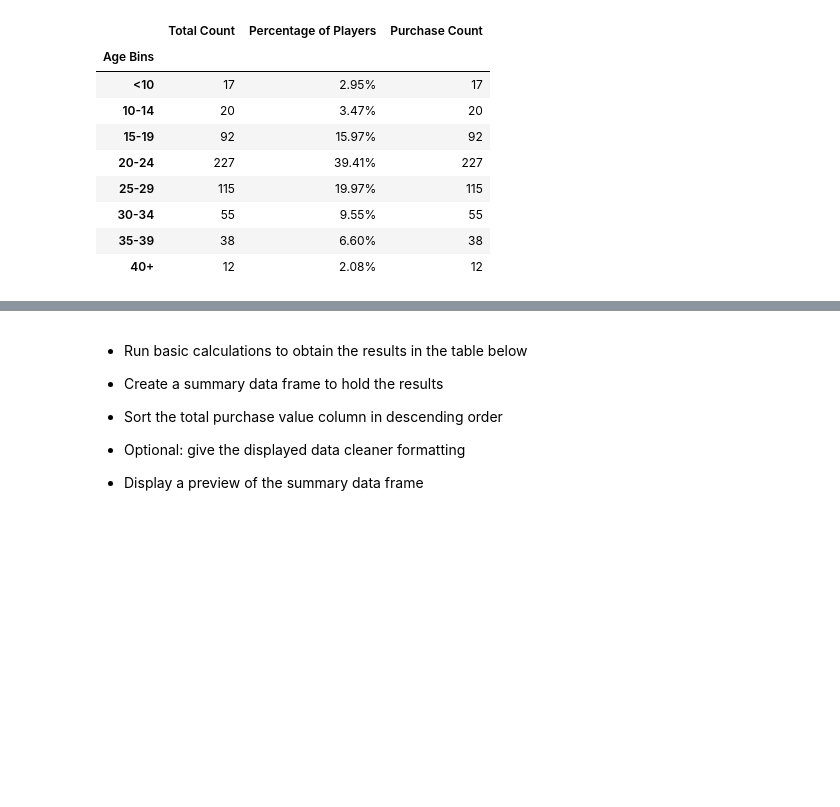
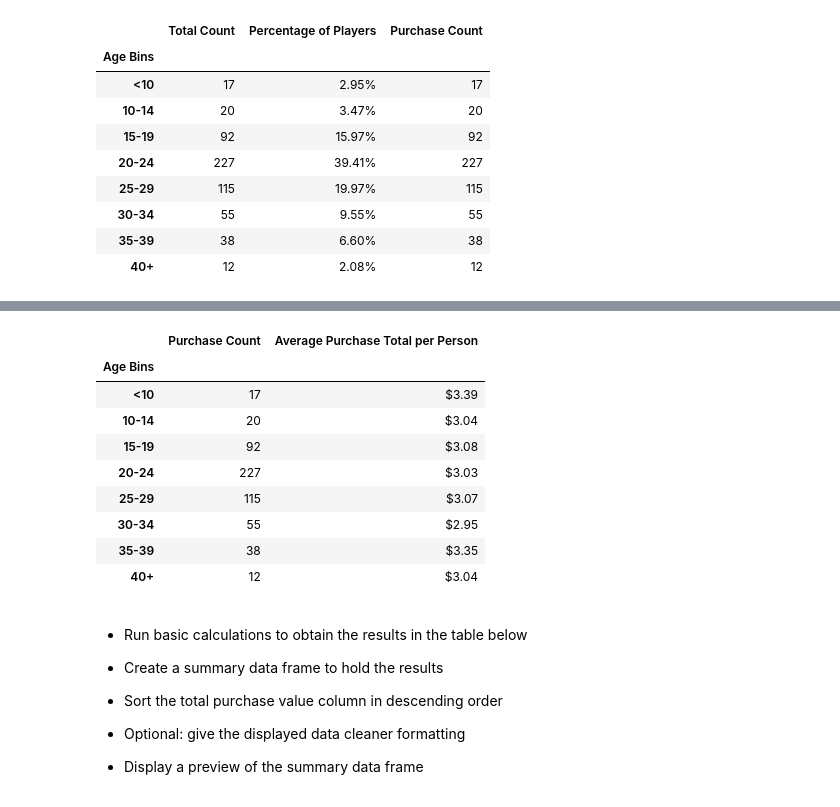
Before and after one commit to RoPalacios74/pandas_challenge, a Jupyter notebook: HeroesOfPymoli/HeroesOfPymoli_starter.ipynb, the cells around one changed output, grey strips where cells are left out. Cells and saved outputs as stored; diff of their text form; code cells hidden in the pictures; blank space fills up the shorter version.

```diff
--- a/HeroesOfPymoli/HeroesOfPymoli_starter.ipynb
+++ b/HeroesOfPymoli/HeroesOfPymoli_starter.ipynb
@@ -244,3 +268,38 @@ age_demo_df
+# %%
+age_demographics = purchase_data.groupby("SN").first()
+
+bins=[0, 9.9, 13.9, 18.9, 23.9, 28.9, 33.9, 39.9, 99.9]
+group_labels = ["<10", "10-14", "15-19", "20-24", "25-29", "30-34", "35-39", "40+"]
+
+age_demographics["Age Bins"] = pd.cut(age_demographics["Age"], bins, labels=group_labels)
+players_by_age = age_demographics["Age"].count()
+
+age_group = age_demographics.groupby("Age Bins")
+purchase_count_by_age = age_group["Purchase ID"].count()
+average_purchase_price = age_group["Price"]
+purchase_totals_by_age = age_group["Price"].sum()
+
+average_purchase_per_person = purchase_totals_by_age / purchase_count_by_age
+
+age_demo_df = pd.DataFrame({
+    "Purchase Count": purchase_count_by_age,
+    "Average Purchase Total per Person": average_purchase_per_person,
+
+})
+
+age_demo_df["Average Purchase Total per Person"] = age_demo_df["Average Purchase Total per Person"].map("${0:,.2f}".format)
+age_demo_df
+# %% [output]
+|  | Purchase Count | Average Purchase Total per Person |
+| Age Bins |  |  |
+| <10 | 17 | $3.39 |
+| 10-14 | 20 | $3.04 |
+| 15-19 | 92 | $3.08 |
+| 20-24 | 227 | $3.03 |
+| 25-29 | 115 | $3.07 |
+| 30-34 | 55 | $2.95 |
+| 35-39 | 38 | $3.35 |
+| 40+ | 12 | $3.04 |
 # %% [markdown]
 * Run basic calculations to obtain the results in the table below
 
```
Also changed, not shown: parts of 5 cells of this notebook.
